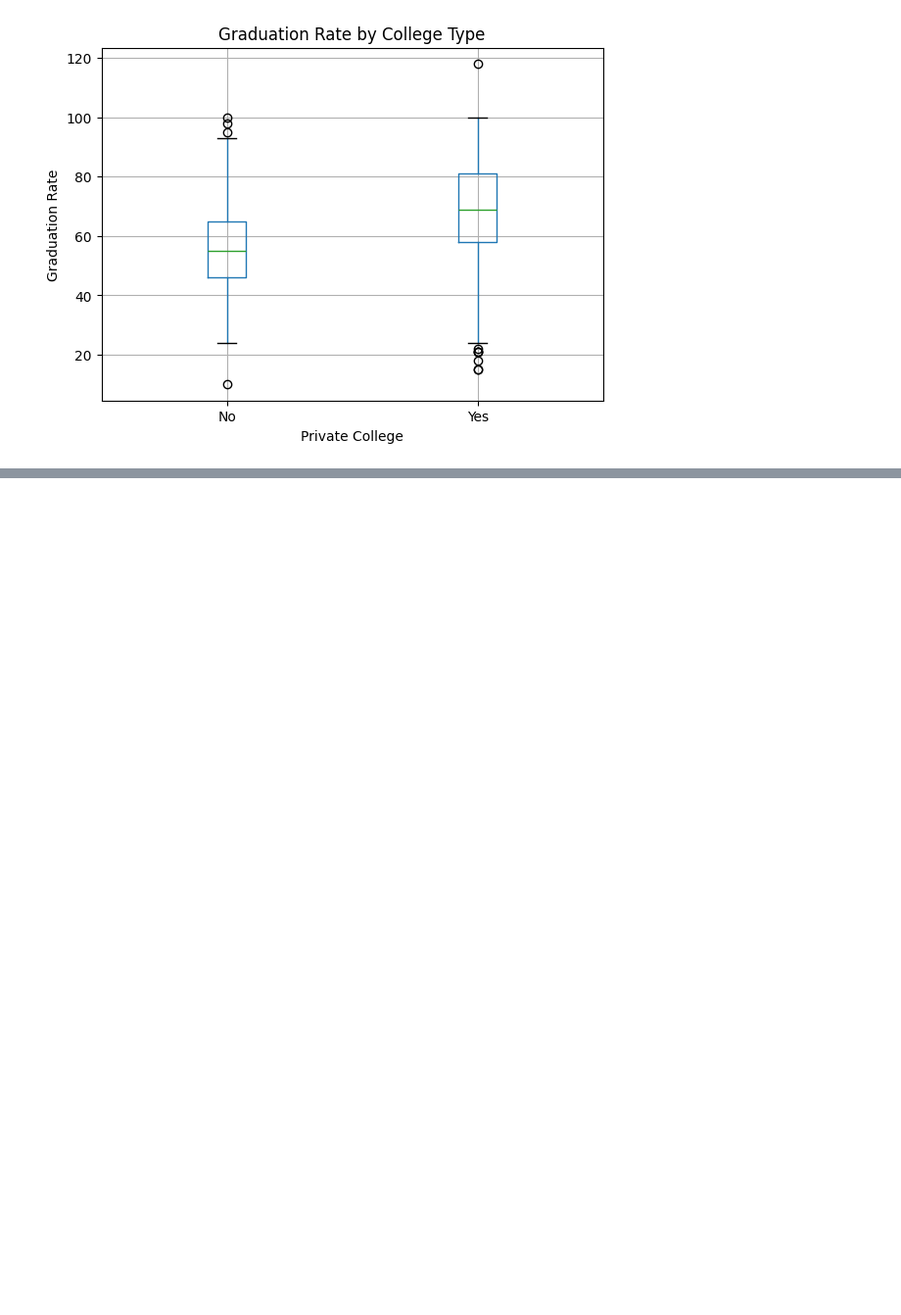
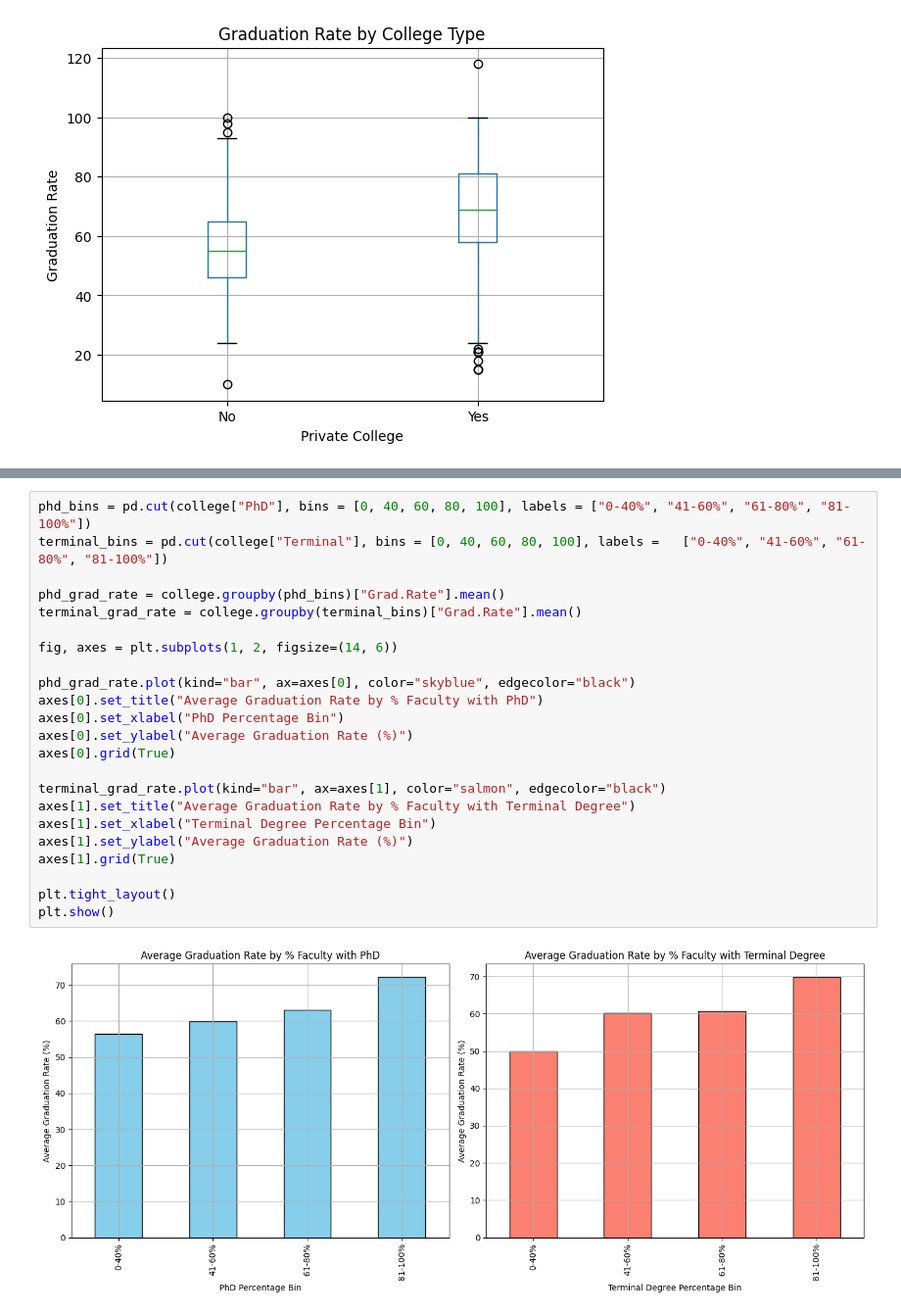
Before and after one commit to SamuelAirisniemi/Databehandling-Samuel-Airisniemi, a Jupyter notebook: Laboration-Databehandling/Laboration.ipynb, the cells around one changed output, grey strips where cells are left out. Shown at 98% size. Saved outputs shown, nothing was run; the diff lists cells and outputs as text; blank space fills up the shorter version.

```diff
--- a/Laboration-Databehandling/Laboration.ipynb
+++ b/Laboration-Databehandling/Laboration.ipynb
@@ -160,0 +183,25 @@ plt.show()
+# %%
+phd_bins = pd.cut(college["PhD"], bins = [0, 40, 60, 80, 100], labels = ["0-40%", "41-60%", "61-80%", "81-100%"])
+terminal_bins = pd.cut(college["Terminal"], bins = [0, 40, 60, 80, 100], labels =   ["0-40%", "41-60%", "61-80%", "81-100%"])
+
+phd_grad_rate = college.groupby(phd_bins)["Grad.Rate"].mean()
+terminal_grad_rate = college.groupby(terminal_bins)["Grad.Rate"].mean()
+
+fig, axes = plt.subplots(1, 2, figsize=(14, 6))
+
+phd_grad_rate.plot(kind="bar", ax=axes[0], color="skyblue", edgecolor="black")
+axes[0].set_title("Average Graduation Rate by % Faculty with PhD")
+axes[0].set_xlabel("PhD Percentage Bin")
+axes[0].set_ylabel("Average Graduation Rate (%)")
+axes[0].grid(True)
+
+terminal_grad_rate.plot(kind="bar", ax=axes[1], color="salmon", edgecolor="black")
+axes[1].set_title("Average Graduation Rate by % Faculty with Terminal Degree")
+axes[1].set_xlabel("Terminal Degree Percentage Bin")
+axes[1].set_ylabel("Average Graduation Rate (%)")
+axes[1].grid(True)
+
+plt.tight_layout()
+plt.show()
+# %% [output]
+[figure, added]
```
Also changed, not shown: parts of 1 cell of this notebook.
